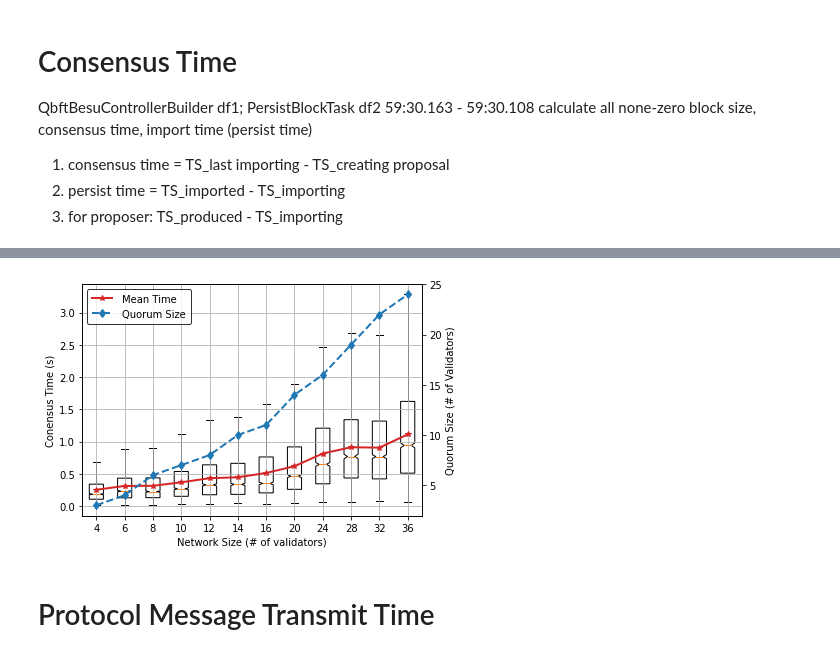
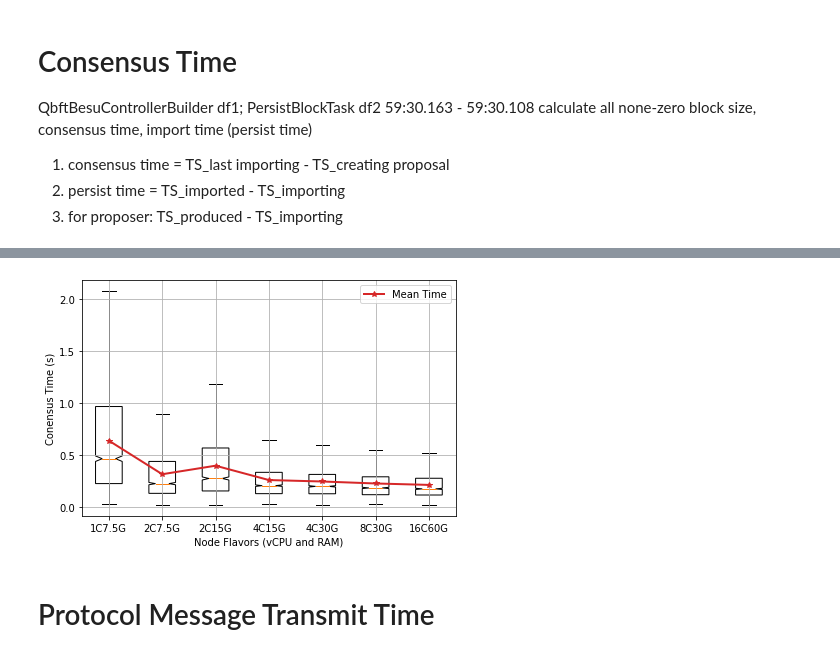
Before and after one commit to CaixiangFan/besu-benchmark, a Jupyter notebook: src/log_analysis.ipynb, the cells around one changed output, grey strips where cells are left out. Saved outputs shown, nothing was run; the diff lists cells and outputs as text; code cells hidden in the pictures.

Commit message:
update data process and log analysis

```diff
--- a/src/log_analysis.ipynb
+++ b/src/log_analysis.ipynb
@@ -426,0 +467,14 @@ for size in netsizes:
+# %%
+# calculate consensus time from logs
+data = []
+for size in netsizes:
+    consensus_time = []
+    for logdir in logpaths[size]:
+        print('Calculating netsize {} for log dir {}'.format(size, logdir))
+        _, df_cs = logs2df(logdir)
+        cons_time = cal_consensus_ts(df_cs)
+        consensus_time += cons_time
+    data.append(consensus_time)
+
+# with open('./data/ct_all.json', 'w') as f:
+#     json.dump({'data': data}, f, indent=4)
@@ -427,10 +573,10 @@ for size in netsizes:
 # %%
 # calculate consensus time from logs
 data = []
-for size in netsizes:
+for f in flavors:
     consensus_time = []
-    for logdir in logpaths[size]:
-        print('Calculating netsize {} for log dir {}'.format(size, logdir))
+    for logdir in logpaths[f]:
+        print('Calculating consensus time {} for log dir {}'.format(f, logdir))
         _, df_cs = logs2df(logdir)
         cons_time = cal_consensus_ts(df_cs)
         consensus_time += cons_time
@@ -441,50 +602,36 @@ for size in netsizes:
 # %%
-import math
-
-netsizes = [4,6,8,10,12,14,16,20,24,28,32,36]
-quorum = [math.ceil(2/3 * size) for size in netsizes]
-
 data_mean = []
 for d in data:
     data_mean.append(np.mean(d))
 
 fig, ax = plt.subplots(figsize=(6,4))
 
 showfliers = False
 showmeans = False
 patch_artist = True
 
-X_axis = np.arange(1, len(netsizes)+1)
-xlabels = netsizes
+X_axis = np.arange(1, len(flavors)+1)
+xlabels = flavors
 positions = X_axis
 
 bp = ax.boxplot(data, positions=positions, sym='k+', notch=1, showfliers=showfliers, showmeans=showmeans, patch_artist=patch_artist, boxprops=dict(facecolor="w"), zorder=1)
 
 ax.plot(X_axis, data_mean, 'C3', marker='*', linewidth=2, label='Mean Time', zorder=2)
 
-ax2 = ax.twinx()
-ax2.set_ylabel('Quorum Size (# of Validators)')
-ax2.plot(X_axis, quorum, 'C0', linestyle='--', marker='d', linewidth=2, label='Quorum Size', zorder=3)
-handles1, labels1 = ax.get_legend_handles_labels()
-handles2, labels2 = ax2.get_legend_handles_labels()
-ax2.legend((*handles1, *handles2), (*labels1, *labels2),
-             loc='upper left', ncol=1, handlelength=2, edgecolor='black',
-             borderpad=0.5, handletextpad=1, columnspacing=0)
-
-ax.set_xlabel('Network Size (# of validators)')
+ax.set_xlabel('Node Flavors (vCPU and RAM)')
 ax.set_ylabel('Conensus Time (s)')
 ax.set_xticks(X_axis)
 ax.set_xticklabels(xlabels)
-# ax.legend()
+ax.legend()
 ax.grid()
 
 plt.tight_layout()
 plt.show()
 
 fig.set_size_inches(6,4)
-fig.savefig('./figs/consensus_time.png', dpi=300)
+fig.savefig('./figs/consensus_time_flavor.png', dpi=300)
 # %% [output]
-[figure, old version]
+[figure, new version]
 # %% [markdown]
 # Protocol Message Transmit Time
 # %%
```
Also changed, not shown: parts of 10 cells of this notebook, 4 other files.
